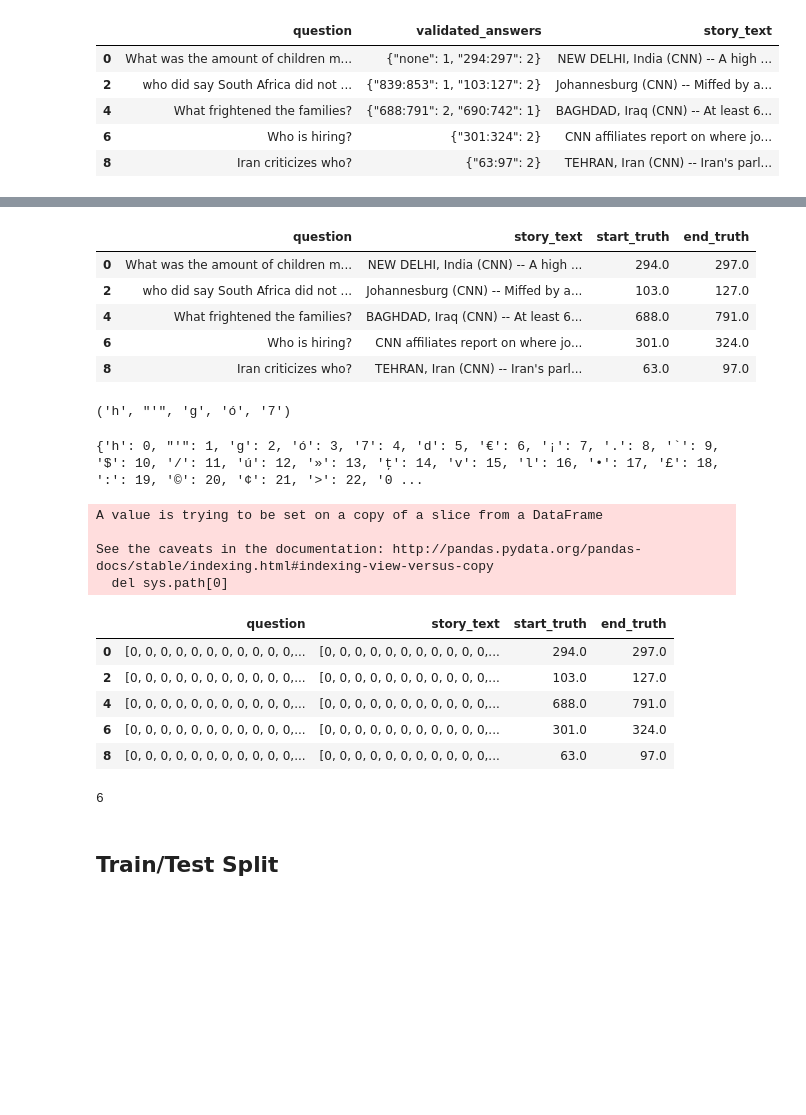
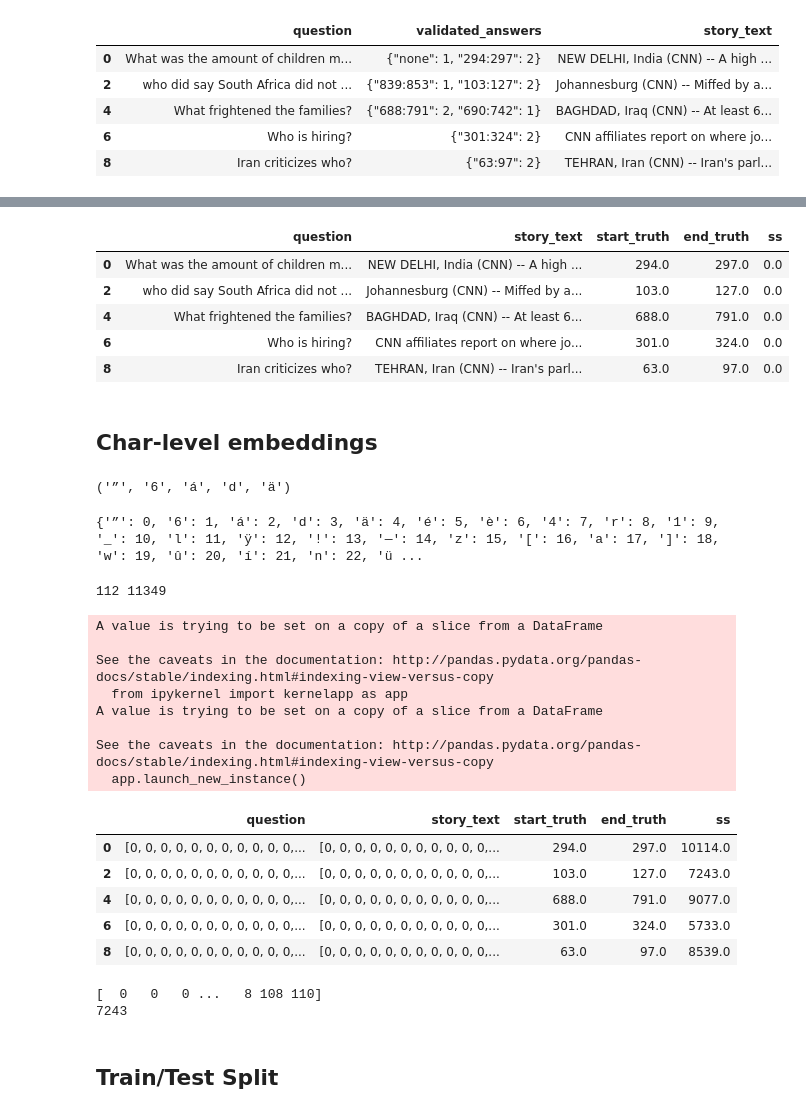
Before and after one commit to conswanson/NewsQA_DL, a Jupyter notebook: DataEngineering.ipynb, the cells around one changed output, grey strips where cells are left out. Drawn from its saved outputs; the diff is of its cells as text; code cells hidden in the pictures; blank space fills up the shorter version.

```diff
--- a/DataEngineering.ipynb
+++ b/DataEngineering.ipynb
@@ -73,7 +75,7 @@ or we could have it spit back out the string indexes themselves.
 # Remove uneeded columns
 df = data[['question','validated_answers','story_text']]
 df = df.dropna()
-df = df.iloc[0:1000] # reduce size for development purposes
+df = df.iloc[0:10000] # reduce size for development purposes
 
 df.head()
 # %% [output]
@@ -114,14 +116,17 @@ df.head()
 | 8 | Iran criticizes who? | {"63:97": 2} | TEHRAN, Iran (CNN) -- Iran's parl... | 63.0 | 97.0 |
 # %%
 final = df.drop(columns=['validated_answers'])
+final['ss'] = np.zeros(len(final))
 final.head()
 # %% [output]
-|  | question | story_text | start_truth | end_truth |
-| 0 | What was the amount of children m... | NEW DELHI, India (CNN) -- A high ... | 294.0 | 297.0 |
-| 2 | who did say South Africa did not ... | Johannesburg (CNN) -- Miffed by a... | 103.0 | 127.0 |
-| 4 | What frightened the families? | BAGHDAD, Iraq (CNN) -- At least 6... | 688.0 | 791.0 |
-| 6 | Who is hiring? | CNN affiliates report on where jo... | 301.0 | 324.0 |
-| 8 | Iran criticizes who? | TEHRAN, Iran (CNN) -- Iran's parl... | 63.0 | 97.0 |
+|  | question | story_text | start_truth | end_truth | ss |
+| 0 | What was the amount of children m... | NEW DELHI, India (CNN) -- A high ... | 294.0 | 297.0 | 0.0 |
+| 2 | who did say South Africa did not ... | Johannesburg (CNN) -- Miffed by a... | 103.0 | 127.0 | 0.0 |
+| 4 | What frightened the families? | BAGHDAD, Iraq (CNN) -- At least 6... | 688.0 | 791.0 | 0.0 |
+| 6 | Who is hiring? | CNN affiliates report on where jo... | 301.0 | 324.0 | 0.0 |
+| 8 | Iran criticizes who? | TEHRAN, Iran (CNN) -- Iran's parl... | 63.0 | 97.0 | 0.0 |
+# %% [markdown]
+## Char-level embeddings
 # %%
 full_text = ''
 m = 0
@@ -137,7 +142,7 @@ for col in ['question','story_text']:
 characters = tuple(set(full_text))
 characters[:5]
 # %% [output]
-('h', "'", 'g', 'ó', '7')
+('”', '6', 'á', 'd', 'ä')
 # %%
 # use enumeration to give the characters integer values
 int2char = dict(enumerate(characters))
@@ -146,6 +151,9 @@ int2char = dict(enumerate(characters))
 char2int = {char: index for index, char in int2char.items()}
 print(char2int)
 # %% [output]
-{'h': 0, "'": 1, 'g': 2, 'ó': 3, '7': 4, 'd': 5, '€': 6, '¡': 7, '.': 8, '`': 9, '$': 10, '/': 11, 'ú': 12, '»': 13, 'ţ': 14, 'v': 15, 'l': 16, '•': 17, '£': 18, ':': 19, '©': 20, '¢': 21, '>': 22, '0 ...
+{'”': 0, '6': 1, 'á': 2, 'd': 3, 'ä': 4, 'é': 5, 'è': 6, '4': 7, 'r': 8, '1': 9, '_': 10, 'l': 11, 'ÿ': 12, '!': 13, '—': 14, 'z': 15, '[': 16, 'a': 17, ']': 18, 'w': 19, 'û': 20, 'í': 21, 'n': 22, 'ü ...
 # %%
 q_max, story_max = len_nums
+print(q_max, story_max)
+# %% [output]
+112 11349
@@ -158,34 +172,38 @@ for i, row in final.iterrows():
 
         row[col] = np.array([char2int[char] for char in row[col].lower()])
         l = min(N, len(row[col]))
+
         if padding_start:
             enc[:l] = row[col][:l]
         else:
             enc[N-l:] = row[col][:l]
+
         final[col][i] = enc
+        final['ss'][i] = N-l
 
 final.head()
 # %% [output]
 A value is trying to be set on a copy of a slice from a DataFrame
 
 See the caveats in the documentation: http://pandas.pydata.org/pandas-docs/stable/indexing.html#indexing-view-versus-copy
-  del sys.path[0]
+  from ipykernel import kernelapp as app
+A value is trying to be set on a copy of a slice from a DataFrame
+
+See the caveats in the documentation: http://pandas.pydata.org/pandas-docs/stable/indexing.html#indexing-view-versus-copy
+  app.launch_new_instance()
-|  | question | story_text | start_truth | end_truth |
-| 0 | [0, 0, 0, 0, 0, 0, 0, 0, 0, 0, 0,... | [0, 0, 0, 0, 0, 0, 0, 0, 0, 0, 0,... | 294.0 | 297.0 |
-| 2 | [0, 0, 0, 0, 0, 0, 0, 0, 0, 0, 0,... | [0, 0, 0, 0, 0, 0, 0, 0, 0, 0, 0,... | 103.0 | 127.0 |
-| 4 | [0, 0, 0, 0, 0, 0, 0, 0, 0, 0, 0,... | [0, 0, 0, 0, 0, 0, 0, 0, 0, 0, 0,... | 688.0 | 791.0 |
-| 6 | [0, 0, 0, 0, 0, 0, 0, 0, 0, 0, 0,... | [0, 0, 0, 0, 0, 0, 0, 0, 0, 0, 0,... | 301.0 | 324.0 |
-| 8 | [0, 0, 0, 0, 0, 0, 0, 0, 0, 0, 0,... | [0, 0, 0, 0, 0, 0, 0, 0, 0, 0, 0,... | 63.0 | 97.0 |
+|  | question | story_text | start_truth | end_truth | ss |
+| 0 | [0, 0, 0, 0, 0, 0, 0, 0, 0, 0, 0,... | [0, 0, 0, 0, 0, 0, 0, 0, 0, 0, 0,... | 294.0 | 297.0 | 10114.0 |
+| 2 | [0, 0, 0, 0, 0, 0, 0, 0, 0, 0, 0,... | [0, 0, 0, 0, 0, 0, 0, 0, 0, 0, 0,... | 103.0 | 127.0 | 7243.0 |
+| 4 | [0, 0, 0, 0, 0, 0, 0, 0, 0, 0, 0,... | [0, 0, 0, 0, 0, 0, 0, 0, 0, 0, 0,... | 688.0 | 791.0 | 9077.0 |
+| 6 | [0, 0, 0, 0, 0, 0, 0, 0, 0, 0, 0,... | [0, 0, 0, 0, 0, 0, 0, 0, 0, 0, 0,... | 301.0 | 324.0 | 5733.0 |
+| 8 | [0, 0, 0, 0, 0, 0, 0, 0, 0, 0, 0,... | [0, 0, 0, 0, 0, 0, 0, 0, 0, 0, 0,... | 63.0 | 97.0 | 8539.0 |
 # %%
-def find_s(seq):
-    for i, char in enumerate(seq):
-        if char == 0:
-            continue
-        else: return i
-
-find_s([0,0,0,0,0,0,1,2,4])
+print(final.iloc[1,1])
+print(find_s(final.iloc[1,1]))
+# find_s([0,0,0,0,0,0,1,2,4])
 # %% [output]
-6
+[  0   0   0 ...   8 108 110]
+7243
 # %% [markdown]
 ## Train/Test Split
 # %%
```
Also changed, not shown: parts of 14 cells of this notebook, 1 other file.
